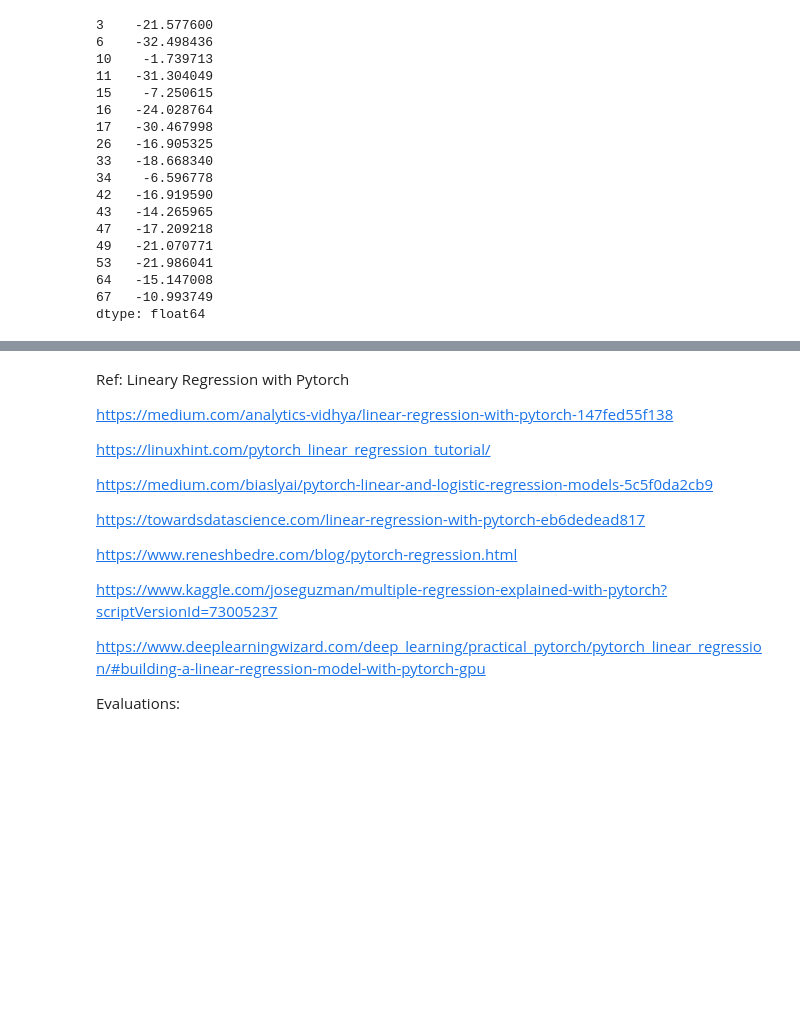
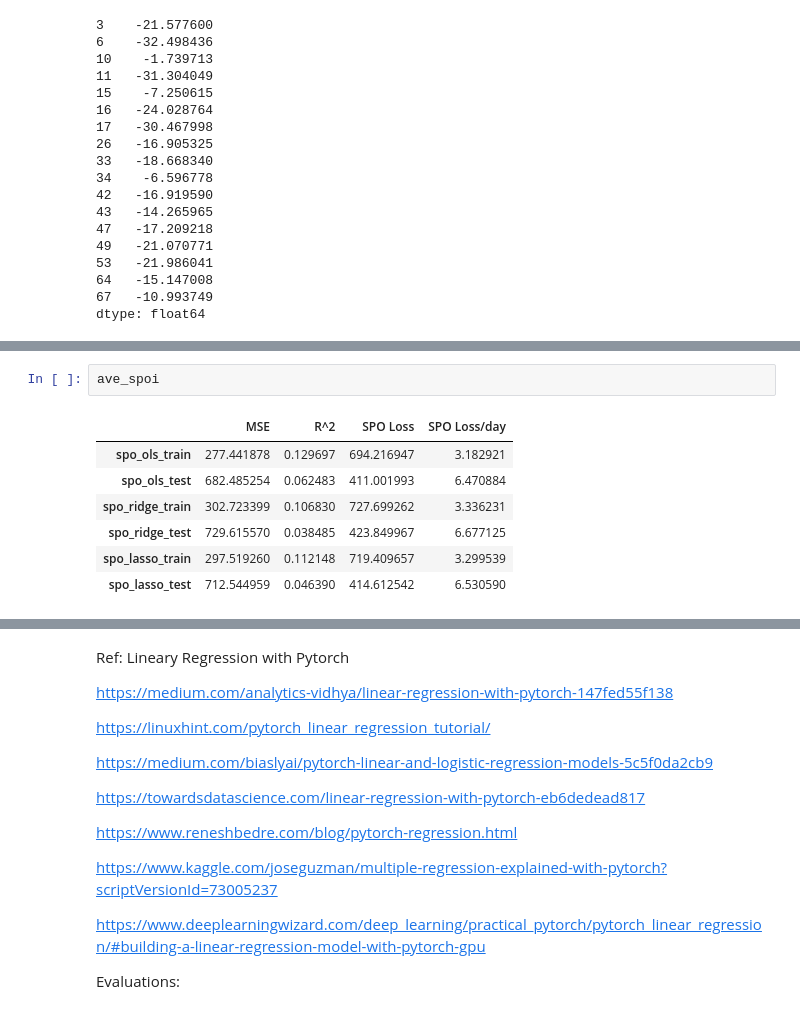
Before and after one commit to tianlei9581/DemandPredictionJD, a Jupyter notebook: pipe_improvement_Lei.ipynb, the cells around one changed output, grey strips where cells are left out. Drawn from its saved outputs; the diff is of its cells as text; blank space fills up the shorter version.

```diff
--- a/pipe_improvement_Lei.ipynb
+++ b/pipe_improvement_Lei.ipynb
@@ -591,0 +629,10 @@ dtype: float64
+# %%
+ave_spoi
+# %% [output]
+|  | MSE | R^2 | SPO Loss | SPO Loss/day |
+| spo_ols_train | 277.441878 | 0.129697 | 694.216947 | 3.182921 |
+| spo_ols_test | 682.485254 | 0.062483 | 411.001993 | 6.470884 |
+| spo_ridge_train | 302.723399 | 0.106830 | 727.699262 | 3.336231 |
+| spo_ridge_test | 729.615570 | 0.038485 | 423.849967 | 6.677125 |
+| spo_lasso_train | 297.519260 | 0.112148 | 719.409657 | 3.299539 |
+| spo_lasso_test | 712.544959 | 0.046390 | 414.612542 | 6.530590 |
```
Also changed, not shown: parts of 25 cells of this notebook, 2 other files.
